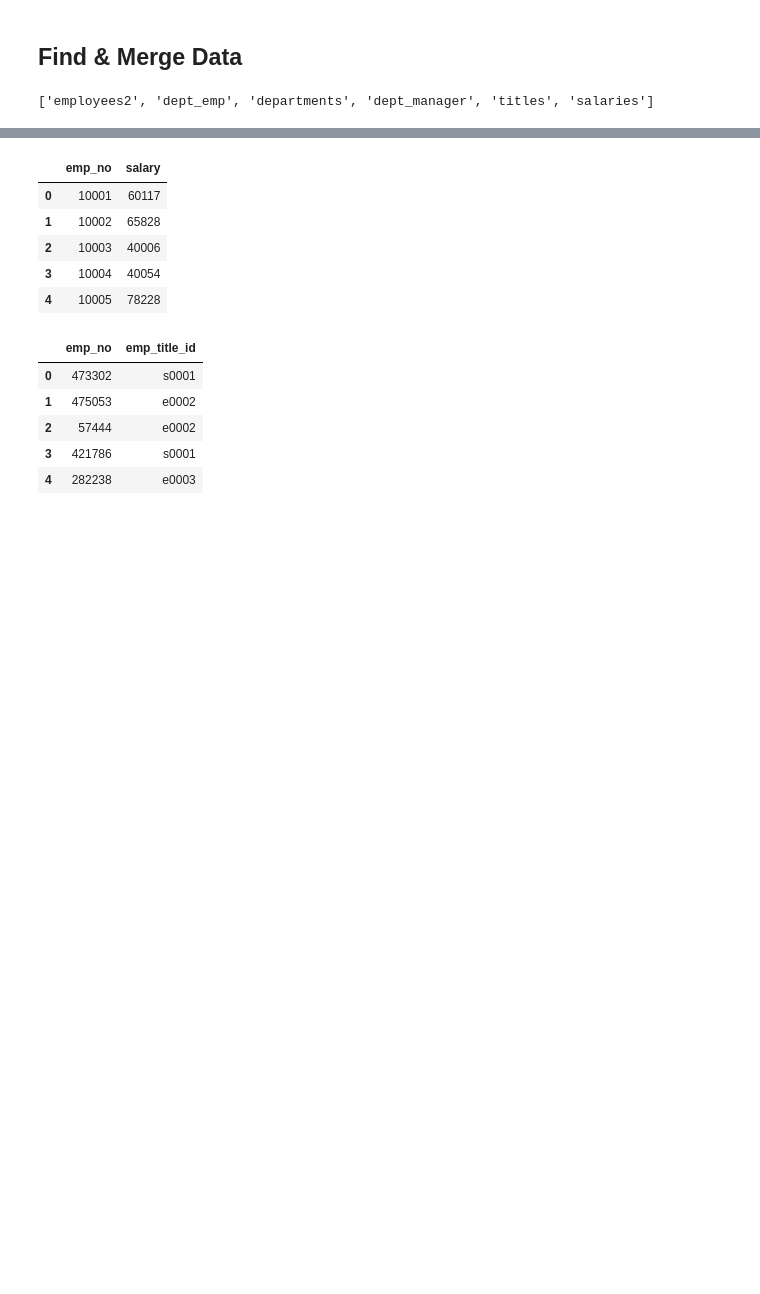
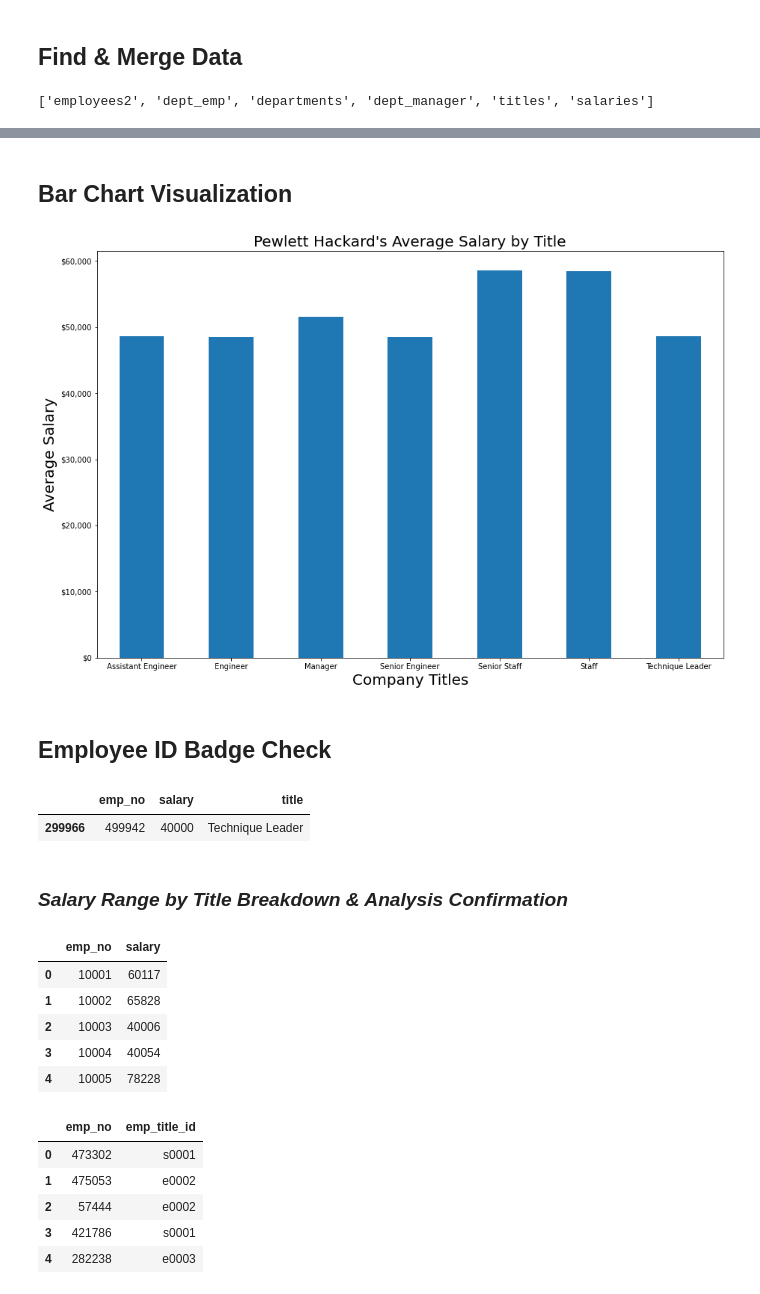
Before and after one commit to nataligracia/sqlanalyticsengineering_employees, a Jupyter notebook: EmployeeSQL/Pewlett Hackard Data Examination.ipynb, the cells around one changed output, grey strips where cells are left out. Cells and saved outputs as stored; diff of their text form; code cells hidden in the pictures; blank space fills up the shorter version.

Commit message:
Analysis Complete

```diff
--- a/EmployeeSQL/Pewlett Hackard Data Examination.ipynb
+++ b/EmployeeSQL/Pewlett Hackard Data Examination.ipynb
@@ -24,3 +59,27 @@ engine.table_names()
+# %% [markdown]
+## Bar Chart Visualization
+# %%
+#Plot bar chart of salary_data filtered dataframe
+average = salary_data.groupby(['title'])['salary'].mean()
+ax1 = average.plot.bar(rot=0,figsize=(15,10))
+ax1.get_yaxis().set_major_formatter(StrMethodFormatter('${x:,.0f}'))
+plt.xlabel('Company Titles', fontsize=20)
+plt.ylabel('Average Salary',fontsize=20)
+plt.title("Pewlett Hackard's Average Salary by Title",fontsize=20)
+plt.savefig("salary_title_bar.png")
+plt.show()
+# %% [output]
+[figure, added]
+# %% [markdown]
+## Employee ID Badge Check
+# %%
+badgecheck = salary_data.loc[salary_data['emp_no']==499942]
+badgecheck
+# %% [output]
+|  | emp_no | salary | title |
+| 299966 | 499942 | 40000 | Technique Leader |
+# %% [markdown]
+### _Salary Range by Title Breakdown & Analysis Confirmation_
 # %%
 #Place salaries table from database in dataframe
 sal = pd.read_sql('select * from salaries', go)
```
Also changed, not shown: parts of 19 cells of this notebook, 2 other files.
